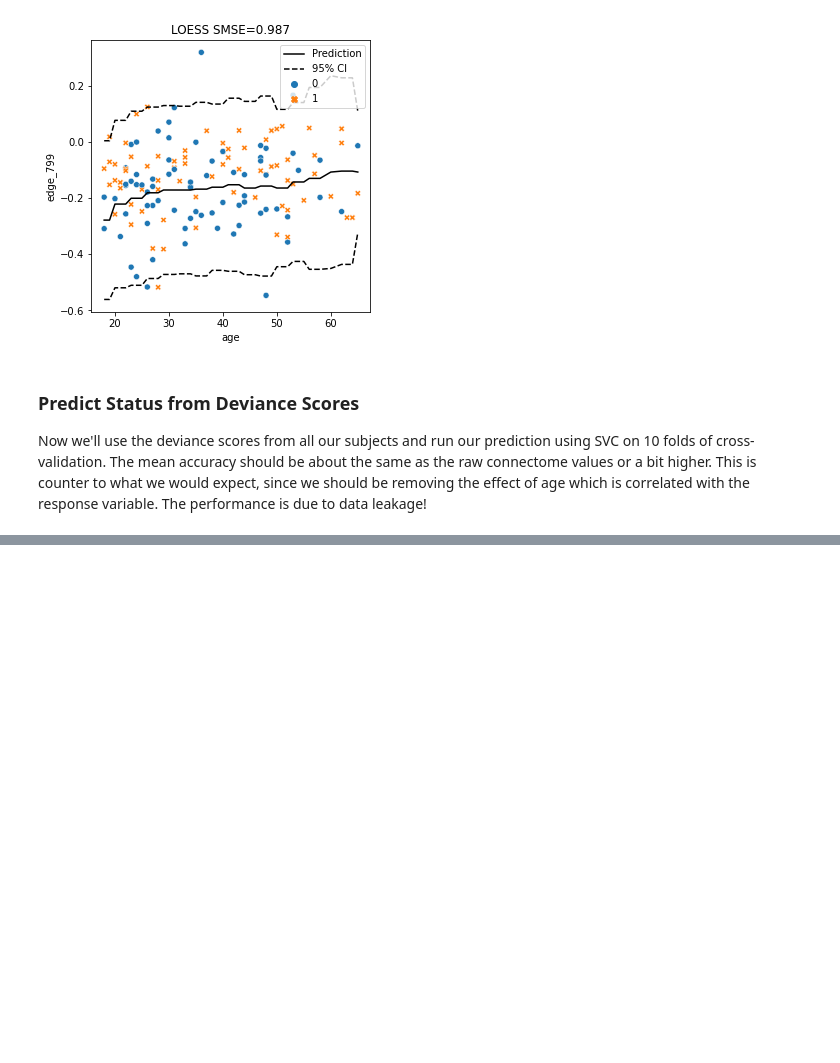
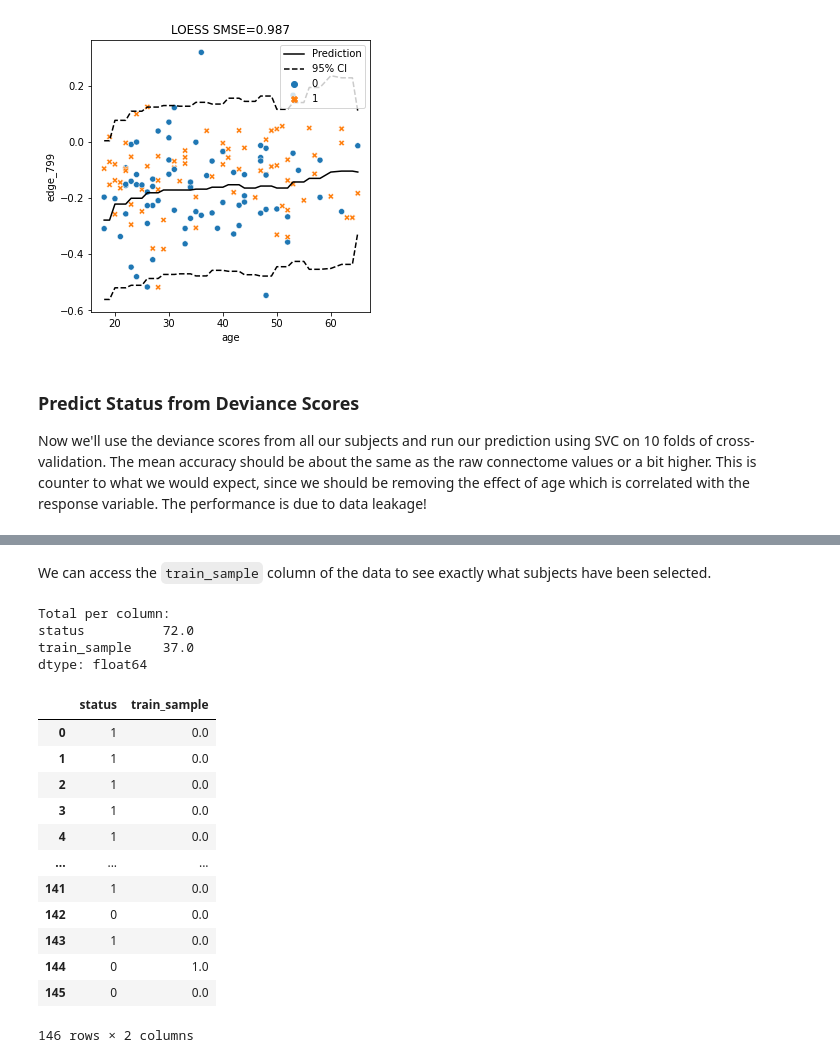
Before and after one commit to ppsp-team/PyNM, a Jupyter notebook: tutorials/6-downstream_analyses.ipynb, the cells around one changed output, grey strips where cells are left out. Saved outputs shown, nothing was run; the diff lists cells and outputs as text; code cells hidden in the pictures; blank space fills up the shorter version.

```diff
--- a/tutorials/6-downstream_analyses.ipynb
+++ b/tutorials/6-downstream_analyses.ipynb
@@ -229,0 +240,27 @@ m.plot()
+# %% [markdown]
+We can access the `train_sample` column of the data to see exactly what subjects have been selected.
+# %%
+# View number of subjects in each column
+print('Total per column:')
+print(m.data[['status','train_sample']].sum())
+
+# View status and train_sample columns
+m.data[['status','train_sample']]
+# %% [output]
+Total per column:
+status          72.0
+train_sample    37.0
+dtype: float64
+|  | status | train_sample |
+| 0 | 1 | 0.0 |
+| 1 | 1 | 0.0 |
+| 2 | 1 | 0.0 |
+| 3 | 1 | 0.0 |
+| 4 | 1 | 0.0 |
+| ... | ... | ... |
+| 141 | 1 | 0.0 |
+| 142 | 0 | 0.0 |
+| 143 | 1 | 0.0 |
+| 144 | 0 | 1.0 |
+| 145 | 0 | 0.0 |
+146 rows × 2 columns
```
Also changed, not shown: parts of 17 cells of this notebook.
